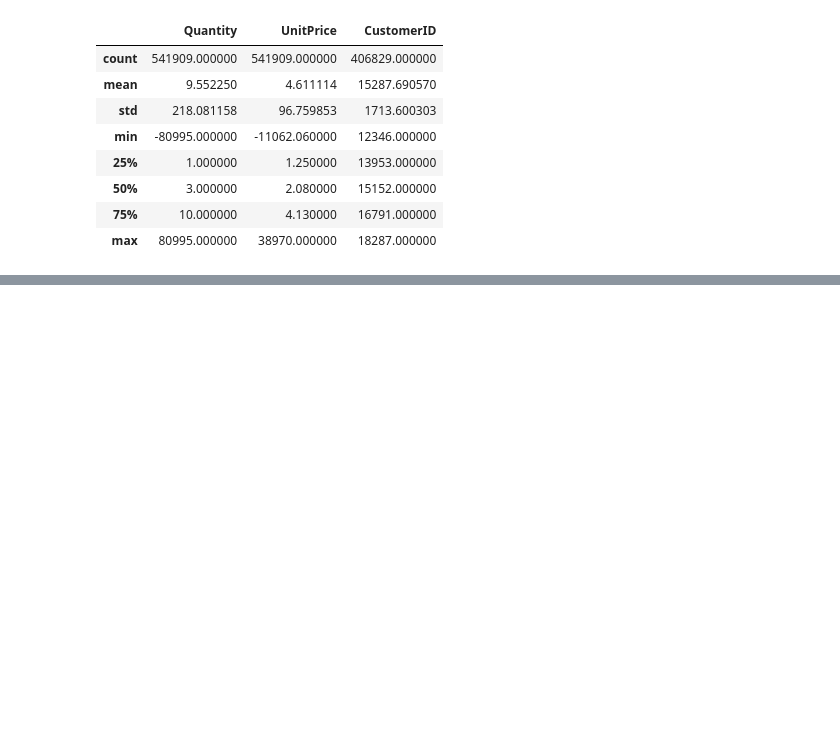
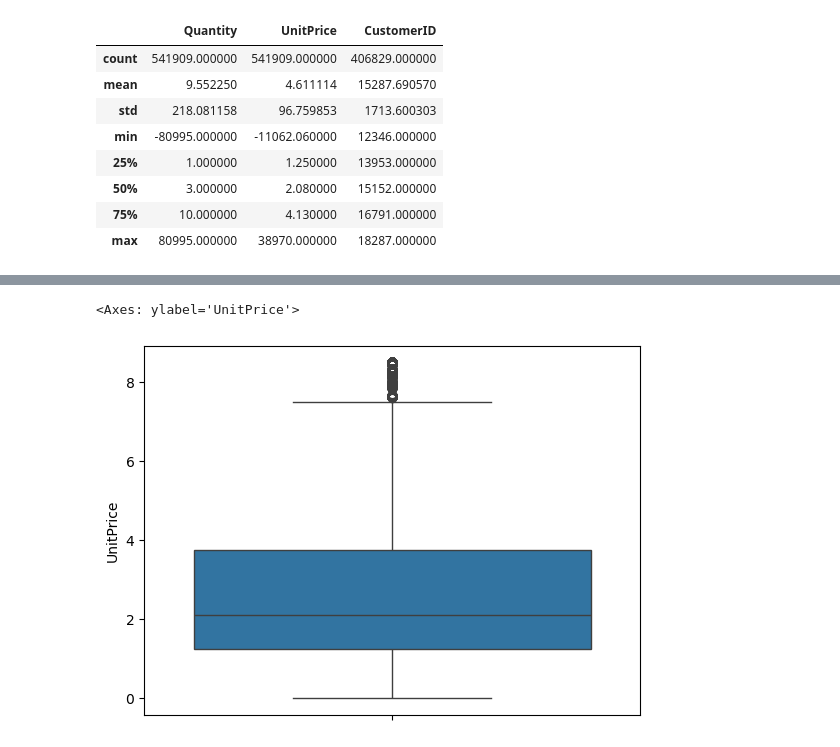
Before and after one commit to MathiasHv18/UPC-TF-DM_DA, a Jupyter notebook: EDA.ipynb, the cells around one changed output, grey strips where cells are left out. Cells and saved outputs as stored; diff of their text form; code cells hidden in the pictures; blank space fills up the shorter version.

```diff
--- a/EDA.ipynb
+++ b/EDA.ipynb
@@ -81,0 +87,6 @@ df.describe()
+# %%
+#ya asumo que era lavado de dinero los anteriores outliers
+sns.boxplot(data= df, y='UnitPrice')
+# %% [output]
+<Axes: ylabel='UnitPrice'>
+[figure, added]
```
Also changed, not shown: parts of 8 cells of this notebook.
